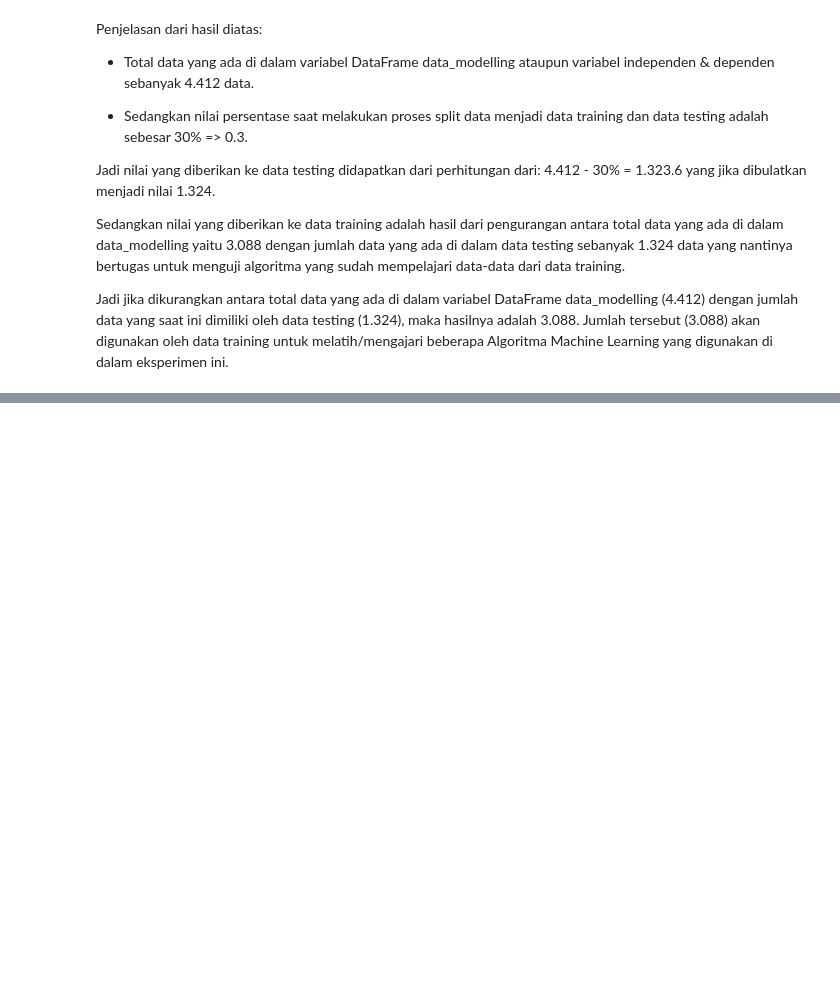
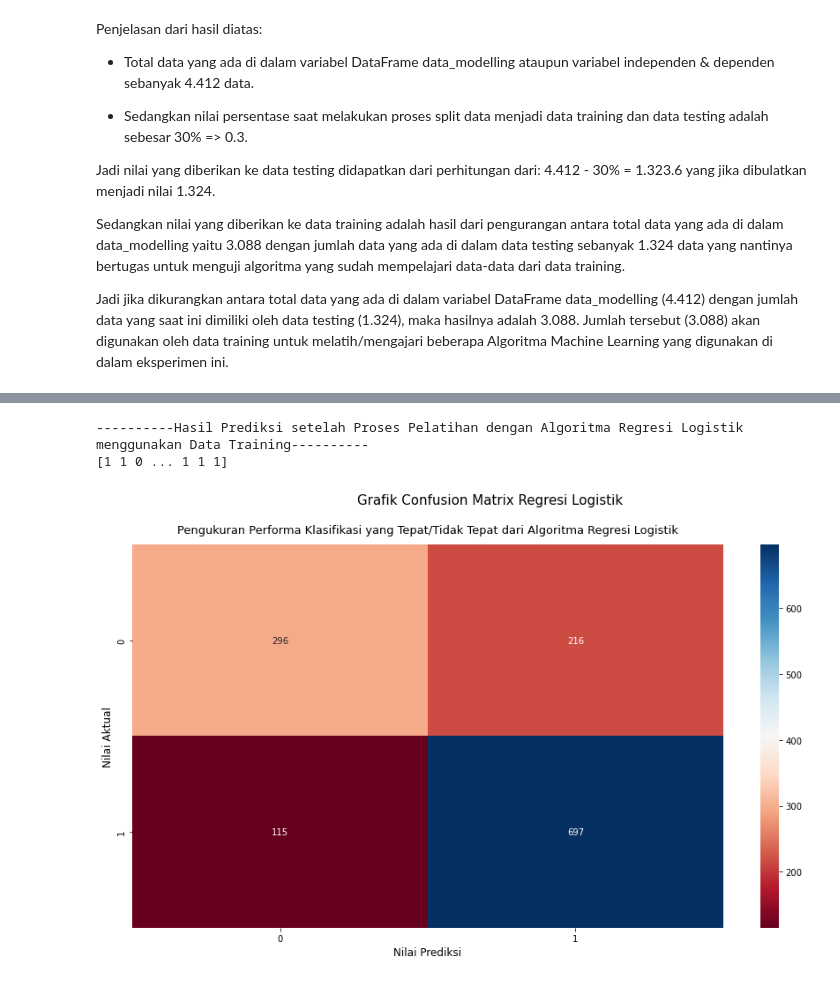
Before and after one commit to pramudianzaheka92/ClassificationwithEnsembleLearningMethod, a Jupyter notebook: Code Script/2. Classification Patient Treatment Data with 7 Machine Learning Algorithms.ipynb, the cells around one changed output, grey strips where cells are left out. Drawn from its saved outputs; the diff is of its cells as text; code cells hidden in the pictures; blank space fills up the shorter version.

Commit message:
Finished Logistic Regression for Classifying Patient Treatment (out/in care patient)

```diff
--- a/Code Script/2. Classification Patient Treatment Data with 7 Machine Learning Algorithms.ipynb
+++ b/Code Script/2. Classification Patient Treatment Data with 7 Machine Learning Algorithms.ipynb
@@ -148,0 +201,7 @@ Jadi jika dikurangkan antara total data yang ada di dalam variabel DataFrame dat
+# %%
+# Melakukan proses normalisasi/penskalaan nilai data untuk training & testing dengan fungsi StandardScaler
+
+standardscaler = StandardScaler()
+
+x_train = standardscaler.fit_transform(x_train)
+x_test = standardscaler.fit_transform(x_test)
@@ -148,0 +307,25 @@ Jadi jika dikurangkan antara total data yang ada di dalam variabel DataFrame dat
+# %%
+"""
+Melihat hasil prediksi dengan data testing setelah dilakukan proses tunning hyperparameter
+sekaligus melatih Algoritma Regresi Logistik itu sendiri
+"""
+print("----------Hasil Prediksi setelah Proses Pelatihan dengan Algoritma Regresi Logistik menggunakan Data Training----------")
+pred_logistic_regression = grid_search_logistic_regression.predict(x_test)
+print(pred_logistic_regression)
+# %% [output]
+----------Hasil Prediksi setelah Proses Pelatihan dengan Algoritma Regresi Logistik menggunakan Data Training----------
+[1 1 0 ... 1 1 1]
+# %%
+# Pengukuran performa dari hasil prediksi dengan data testing di algoritma Naive Bayes setelah dilatih dengan data training
+plt.figure(figsize=(15, 8))
+
+sns.heatmap(confusion_matrix(y_test, pred_logistic_regression), annot=True, cmap="RdBu", fmt=".0f")
+plt.xlabel("Nilai Prediksi", fontsize=12)
+plt.ylabel("Nilai Aktual", fontsize=12)
+plt.suptitle("Grafik Confusion Matrix Regresi Logistik", fontsize=15)
+plt.title("Pengukuran Performa Klasifikasi yang Tepat/Tidak Tepat dari Algoritma Regresi Logistik",
+          fontsize=13, pad=13, loc="center")
+plt.savefig("../Data Visualization/Confusion Matrix/Confusion Matrix untuk Algoritma Regresi Logistik.png")
+plt.show()
+# %% [output]
+[figure, added]
```
Also changed, not shown: parts of 14 cells of this notebook, 1 other file.
